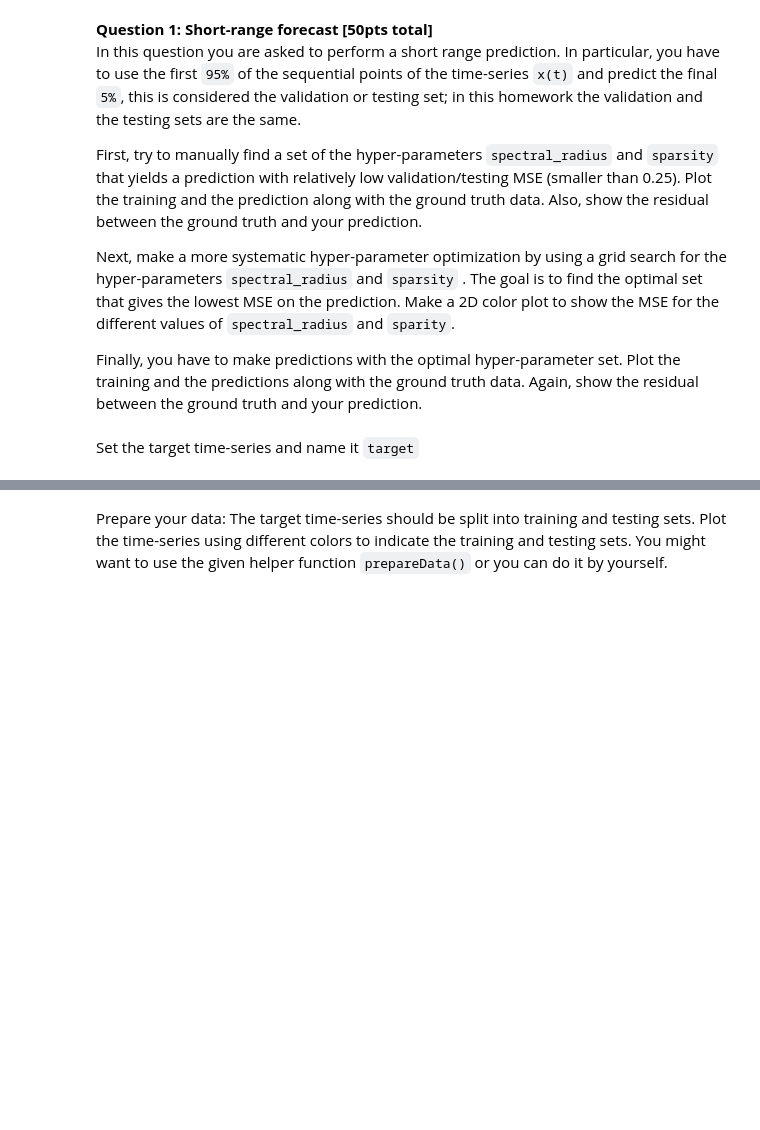
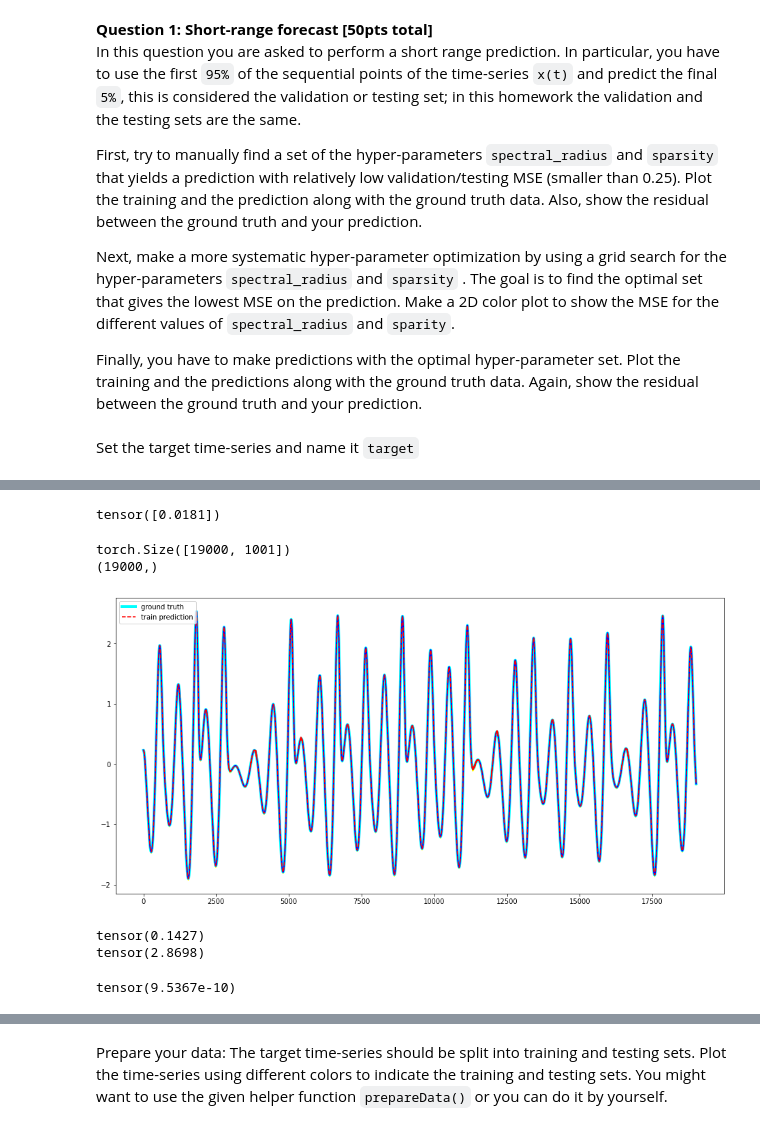
Before and after one commit to blindedjoy/RcTorch, a Jupyter notebook: hw6_209/cs109b_hw6_209.ipynb, the cells around one changed output, grey strips where cells are left out. Saved outputs shown, nothing was run; the diff lists cells and outputs as text; code cells hidden in the pictures; blank space fills up the shorter version.

```diff
--- a/hw6_209/cs109b_hw6_209.ipynb
+++ b/hw6_209/cs109b_hw6_209.ipynb
@@ -156,9 +156,9 @@ Load and plot your data (three time series)
 # %%
 ### your code here
 
-dataX = np.loadtxt('/Users/hayden/Desktop/hw6_209/data/x.dat')
-dataY = np.loadtxt('/Users/hayden/Desktop/hw6_209/data/y.dat')
-dataZ = np.loadtxt('/Users/hayden/Desktop/hw6_209/data/z.dat')
+dataX = np.loadtxt('./data/x.dat')
+dataY = np.loadtxt('./data/y.dat')
+dataZ = np.loadtxt('./data/z.dat')
 
 def torchify(x):
     return torch.tensor(x).type(torch.float32).view(-1,1)
@@ -215,11 +215,13 @@ tensor([[0.0000],
 # %%
 ### your code here
 torch.manual_seed(1)
-RC = EchoStateNetwork(n_nodes=1000, connectivity=0.16, #input_scaling=1, feedback_scaling=1,
-         leaking_rate=0.95, spectral_radius=1.6, regularization=10**4,
-         feedback=True, backprop = False, epochs = 20, bias = 1,
-         already_normalized = True) #bias = -10,activation_f = , sinsq
+RC = EchoStateNetwork(n_nodes=1000, connectivity=0.15, #input_scaling=1, feedback_scaling=1,
+         leaking_rate=1.0, spectral_radius=1.2, regularization=10**-1,
+         feedback=False, backprop = False, epochs = 20, bias = 1,
+         already_normalized = True, PyESNnoise=0.001, random_state = 999)#, activation_f = sinsq)
+#torch.ones(*train_purePred.shape)
+vals = RC.train2( x = train_YpurePred, y = train_purePred, learning_rate = 5e-3)
 
-vals = RC.train2( x = torch.ones(*train_purePred.shape), y = train_purePred, learning_rate = 5e-3)
+vals
 # %% [output]
 GENERATING IN WEIGHTS
@@ -229,10 +245,31 @@ RuntimeError: Sizes of tensors must match except in dimension 1. Got 18999 and 1
+# %%
+RC._output_means
+# %% [output]
+tensor([0.0181])
 # %%
 print(vals[0].shape)
-print(RC.out_weights.shape)#plt.plot(vals[0][:,1:5])
-hi = RC.out_weights.T@vals[0].T
+RC.out_weights
+output_unnorm = RC.LinOut.weight.T@vals[0].T
+hi = RC._output_stds* (output_unnorm)+ RC._output_means
 hi = hi.view(-1,).numpy()
 print(hi.shape)
-plt.figure(figsize = (12,6))
-plt.plot(hi, linewidth =10, color = "cyan", label = "train prediction")
-plt.plot(train_purePred, '--', color = "red", label = "ground truth")
+plt.figure(figsize = (16,8))
+plt.plot(output_unnorm.view(-1,), color = "yellow")
+plt.plot(train_purePred, linewidth =4, color = "cyan", label = "ground truth")
+plt.plot(train_purePred, linewidth =2, color = "blue", alpha = 1)
+plt.plot(hi, '--', color = "red", label = "train prediction")
 plt.legend();
+# %% [output]
+torch.Size([19000, 1001])
+(19000,)
+[figure, added]
+# %%
+xx = torch.rand(1000) * 10 - 5
+print(xx.mean())
+print(xx.std())
+xx_norm = RC.normalize(inputs = xx, keep = True)
+xx_norm.mean()
+# %% [output]
+tensor(0.1427)
+tensor(2.8698)
+tensor(9.5367e-10)
```
Also changed, not shown: parts of 11 cells of this notebook, 4 other files.
